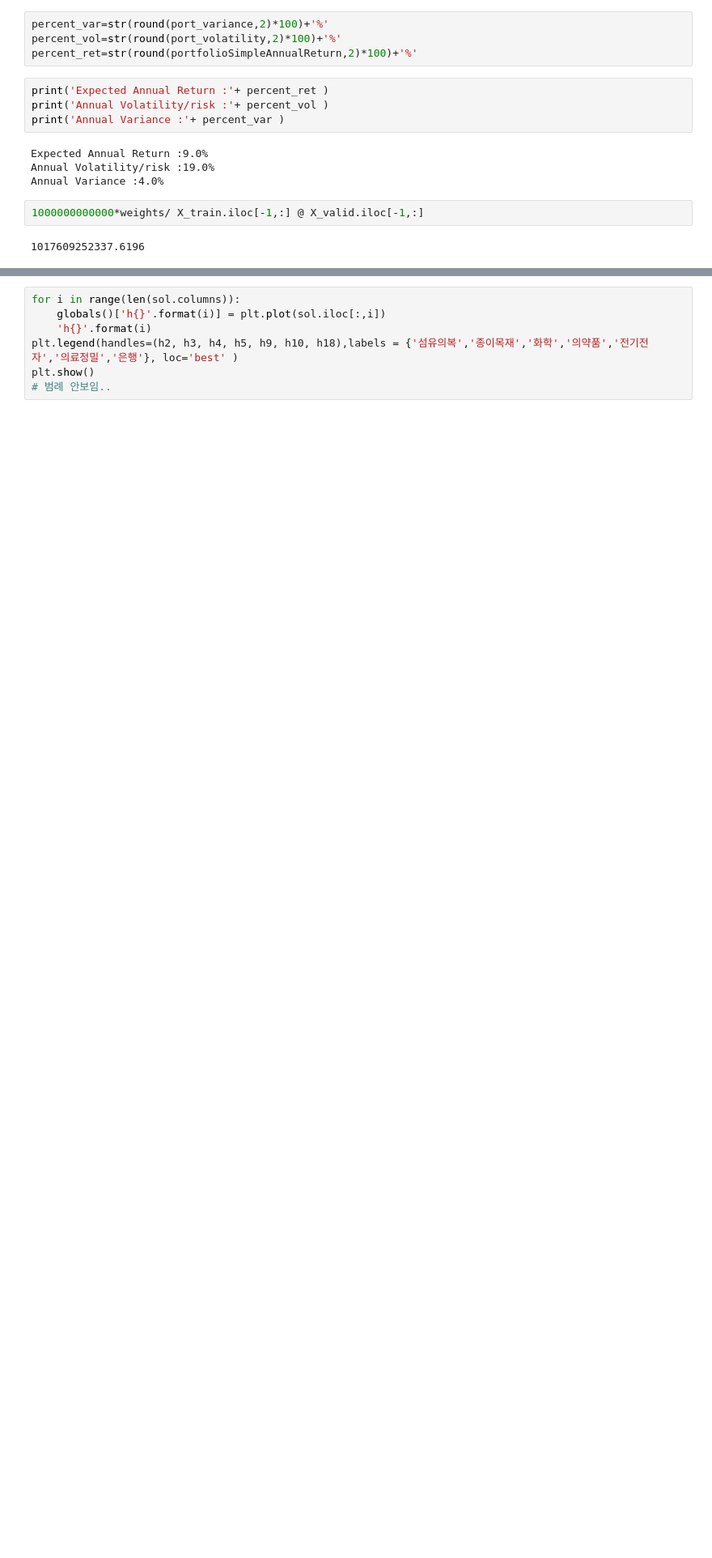
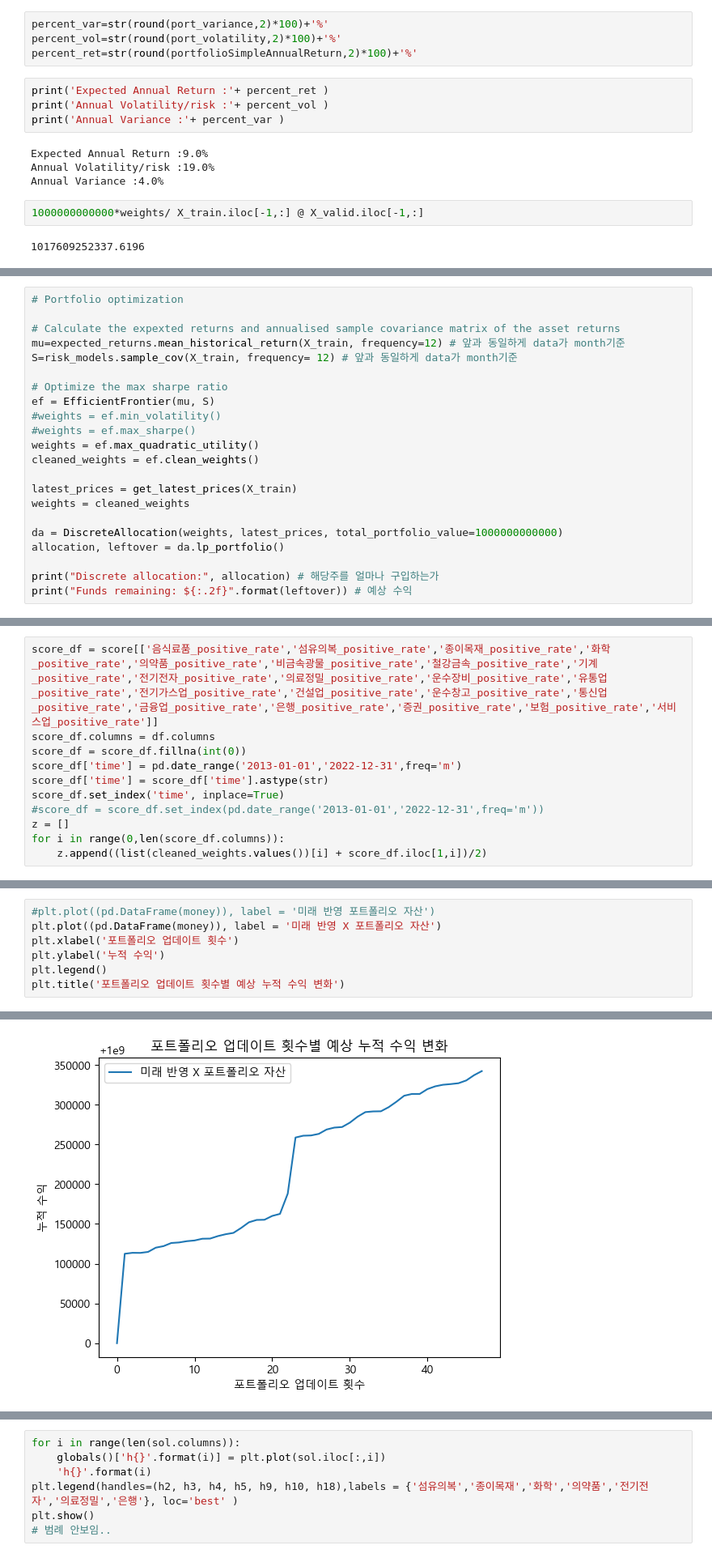
Before and after one commit to Jjineeq/Web_Crawling, a Jupyter notebook: Quant_total.ipynb, the cells around one changed output, grey strips where cells are left out. Shown at 81% size. Drawn from its saved outputs; the diff is of its cells as text; blank space fills up the shorter version.

```diff
--- a/Quant_total.ipynb
+++ b/Quant_total.ipynb
@@ -116,0 +129,22 @@ l_2.iloc[1,:]@X_valid.iloc[-1,:].T # 포트폴리오 실제 수익
+# %%
+# Portfolio optimization
+
+# Calculate the expexted returns and annualised sample covariance matrix of the asset returns
+mu=expected_returns.mean_historical_return(X_train, frequency=12) # 앞과 동일하게 data가 month기준
+S=risk_models.sample_cov(X_train, frequency= 12) # 앞과 동일하게 data가 month기준
+
+# Optimize the max sharpe ratio
+ef = EfficientFrontier(mu, S)
+#weights = ef.min_volatility()
+#weights = ef.max_sharpe()
+weights = ef.max_quadratic_utility()
+cleaned_weights = ef.clean_weights()
+
+latest_prices = get_latest_prices(X_train)
+weights = cleaned_weights
+
+da = DiscreteAllocation(weights, latest_prices, total_portfolio_value=1000000000000)
+allocation, leftover = da.lp_portfolio()
+
+print("Discrete allocation:", allocation) # 해당주를 얼마나 구입하는가
+print("Funds remaining: ${:.2f}".format(leftover)) # 예상 수익
@@ -116,0 +159,11 @@ l_2.iloc[1,:]@X_valid.iloc[-1,:].T # 포트폴리오 실제 수익
+# %%
+score_df = score[['음식료품_positive_rate','섬유의복_positive_rate','종이목재_positive_rate','화학_positive_rate','의약품_positive_rate','비금속광물_positive_rate','철강금속_positive_rate','기계_positive_rate','전기전자_positive_rate','의료정밀_positive_rate','운수장비_positive_rate','유통업_positive_rate','전기가스업_positive_rate','건설업_positive_rate','운수창고_positive_rate','통신업_positive_rate','금융업_positive_rate','은행_positive_rate','증권_positive_rate','보험_positive_rate','서비스업_positive_rate']]
+score_df.columns = df.columns
+score_df = score_df.fillna(int(0))
+score_df['time'] = pd.date_range('2013-01-01','2022-12-31',freq='m')
+score_df['time'] = score_df['time'].astype(str)
+score_df.set_index('time', inplace=True)
+#score_df = score_df.set_index(pd.date_range('2013-01-01','2022-12-31',freq='m'))
+z = []
+for i in range(0,len(score_df.columns)):
+    z.append((list(cleaned_weights.values())[i] + score_df.iloc[1,i])/2)
@@ -166,0 +315,8 @@ money_2
+# %%
+#plt.plot((pd.DataFrame(money)), label = '미래 반영 포트폴리오 자산')
+plt.plot((pd.DataFrame(money)), label = '미래 반영 X 포트폴리오 자산')
+plt.xlabel('포트폴리오 업데이트 횟수')
+plt.ylabel('누적 수익')
+plt.legend()
+plt.title('포트폴리오 업데이트 횟수별 예상 누적 수익 변화')
+# %% [output]
@@ -167,3 +324,4 @@ money_2
+[figure, added]
 # %%
 #plt.plot((pd.DataFrame(money)), label = '미래 반영 포트폴리오 자산')
 plt.plot((pd.DataFrame(money_2)), label = '미래 반영 X 포트폴리오 자산')
```
Also changed, not shown: parts of 36 cells of this notebook, 2 other files.
